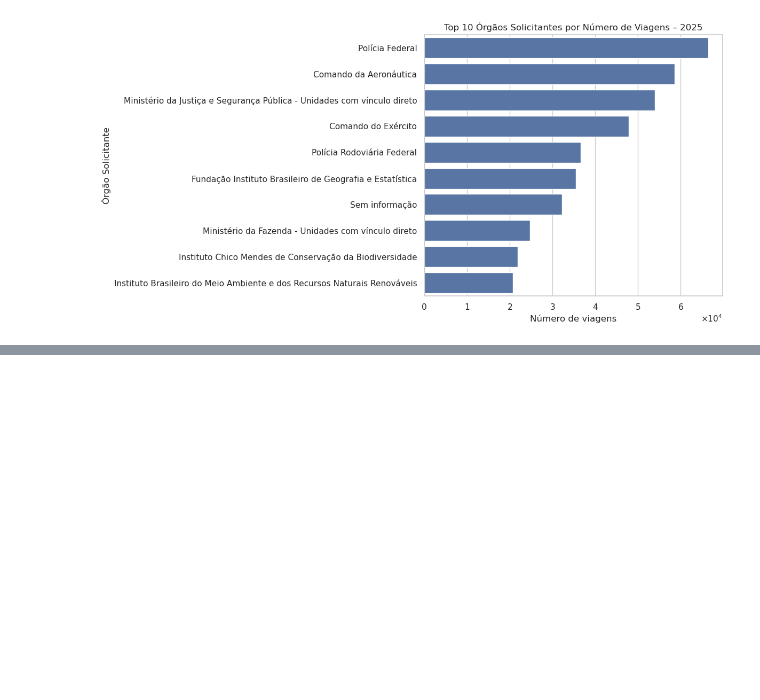
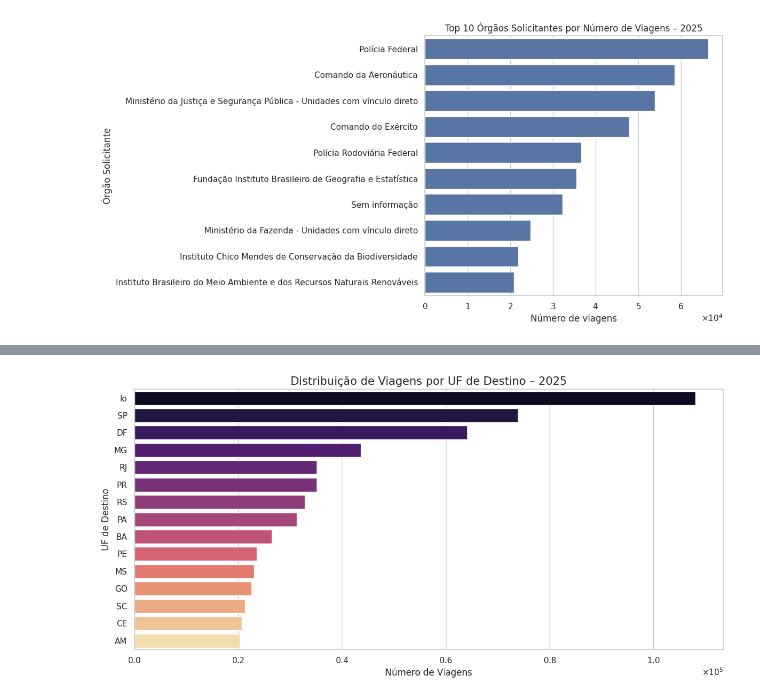
Before and after one commit to JuliaGabP/bi_gov_viagens, a Jupyter notebook: Data Layer/raw/analytcs.ipynb, the cells around one changed output, grey strips where cells are left out. Drawn from its saved outputs; the diff is of its cells as text; code cells hidden in the pictures; blank space fills up the shorter version.

```diff
--- a/Data Layer/raw/analytcs.ipynb
+++ b/Data Layer/raw/analytcs.ipynb
@@ -224,0 +266,33 @@ plt.show()
+# %%
+df['UF'] = df['Destinos'].str[-2:]
+
+viagens_por_uf = (
+    df['UF']
+    .value_counts()
+    .head(15)
+    .reset_index()
+)
+
+viagens_por_uf.columns = ['UF', 'Quantidade']
+
+ax = sns.barplot(
+    data=viagens_por_uf,
+    x='Quantidade',
+    y='UF',
+    hue='UF',
+    palette='magma',
+    legend=False
+)
+
+formatter = ScalarFormatter(useMathText=True)
+formatter.set_scientific(True)
+formatter.set_powerlimits((0, 0))
+ax.xaxis.set_major_formatter(formatter)
+
+plt.title('Distribuição de Viagens por UF de Destino – 2025', fontsize=15)
+plt.xlabel('Número de Viagens', fontsize=12)
+plt.ylabel('UF de Destino', fontsize=12)
+plt.tight_layout()
+plt.show()
+# %% [output]
+[figure, added]
```
Also changed, not shown: parts of 18 cells of this notebook, 1 other file.
